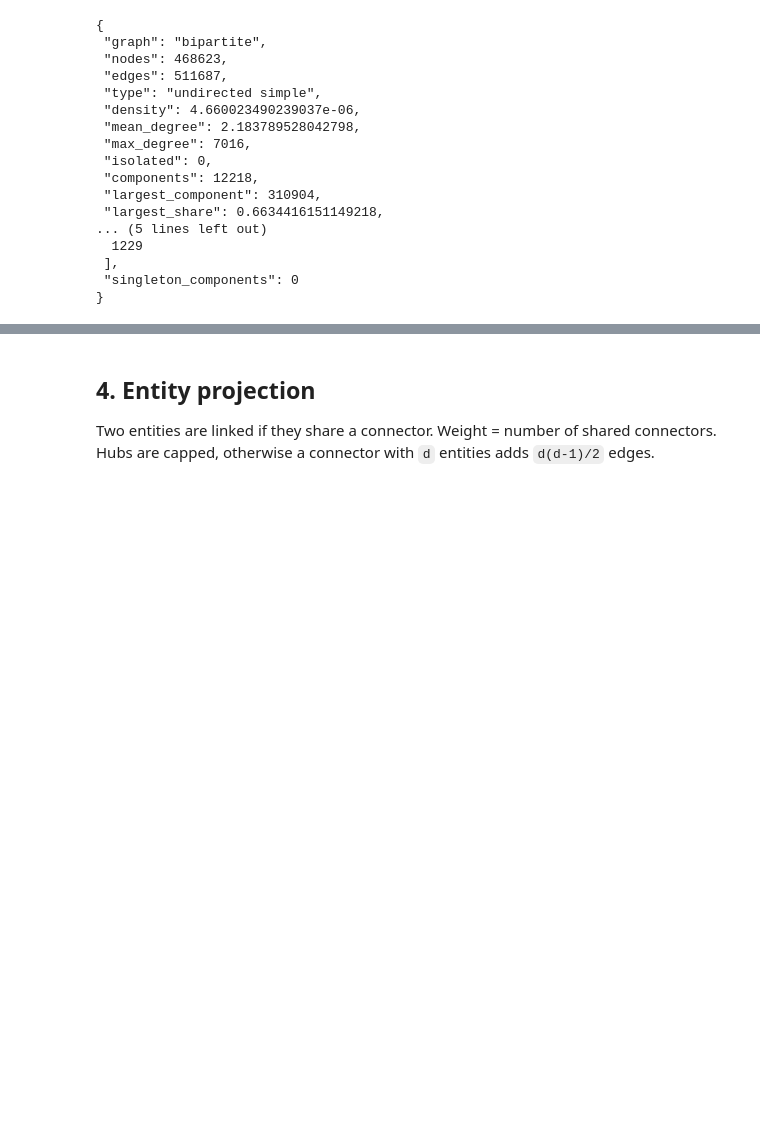
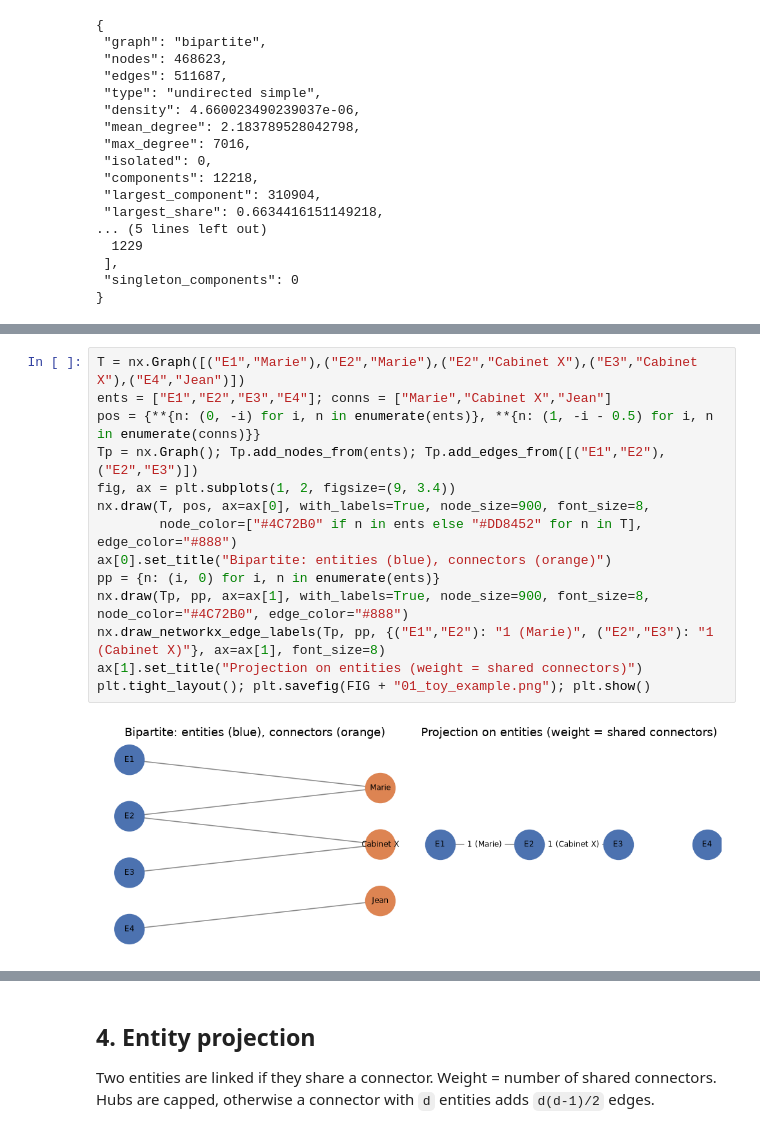
Before and after one commit to achillekrtf/offshore-graph, a Jupyter notebook: notebooks/01_data_and_graph.ipynb, the cells around one changed output, grey strips where cells are left out. Cells and saved outputs as stored; diff of their text form; blank space fills up the shorter version.

Commit message:
Notebook 01: explain raw data, link types, bipartite vs projection, toy and real examples
Co-Authored-By: Claude Sonnet 5.5 <noreply@anthropic.com>

```diff
--- a/notebooks/01_data_and_graph.ipynb
+++ b/notebooks/01_data_and_graph.ipynb
@@ -87,0 +220,16 @@ sB = stats(B, "bipartite"); print(json.dumps(sB, indent=1))
+# %%
+T = nx.Graph([("E1","Marie"),("E2","Marie"),("E2","Cabinet X"),("E3","Cabinet X"),("E4","Jean")])
+ents = ["E1","E2","E3","E4"]; conns = ["Marie","Cabinet X","Jean"]
+pos = {**{n: (0, -i) for i, n in enumerate(ents)}, **{n: (1, -i - 0.5) for i, n in enumerate(conns)}}
+Tp = nx.Graph(); Tp.add_nodes_from(ents); Tp.add_edges_from([("E1","E2"),("E2","E3")])
+fig, ax = plt.subplots(1, 2, figsize=(9, 3.4))
+nx.draw(T, pos, ax=ax[0], with_labels=True, node_size=900, font_size=8,
+        node_color=["#4C72B0" if n in ents else "#DD8452" for n in T], edge_color="#888")
+ax[0].set_title("Bipartite: entities (blue), connectors (orange)")
+pp = {n: (i, 0) for i, n in enumerate(ents)}
+nx.draw(Tp, pp, ax=ax[1], with_labels=True, node_size=900, font_size=8, node_color="#4C72B0", edge_color="#888")
+nx.draw_networkx_edge_labels(Tp, pp, {("E1","E2"): "1 (Marie)", ("E2","E3"): "1 (Cabinet X)"}, ax=ax[1], font_size=8)
+ax[1].set_title("Projection on entities (weight = shared connectors)")
+plt.tight_layout(); plt.savefig(FIG + "01_toy_example.png"); plt.show()
+# %% [output]
+[figure, added]
```
Also changed, not shown: parts of 13 cells of this notebook, 2 other files.
